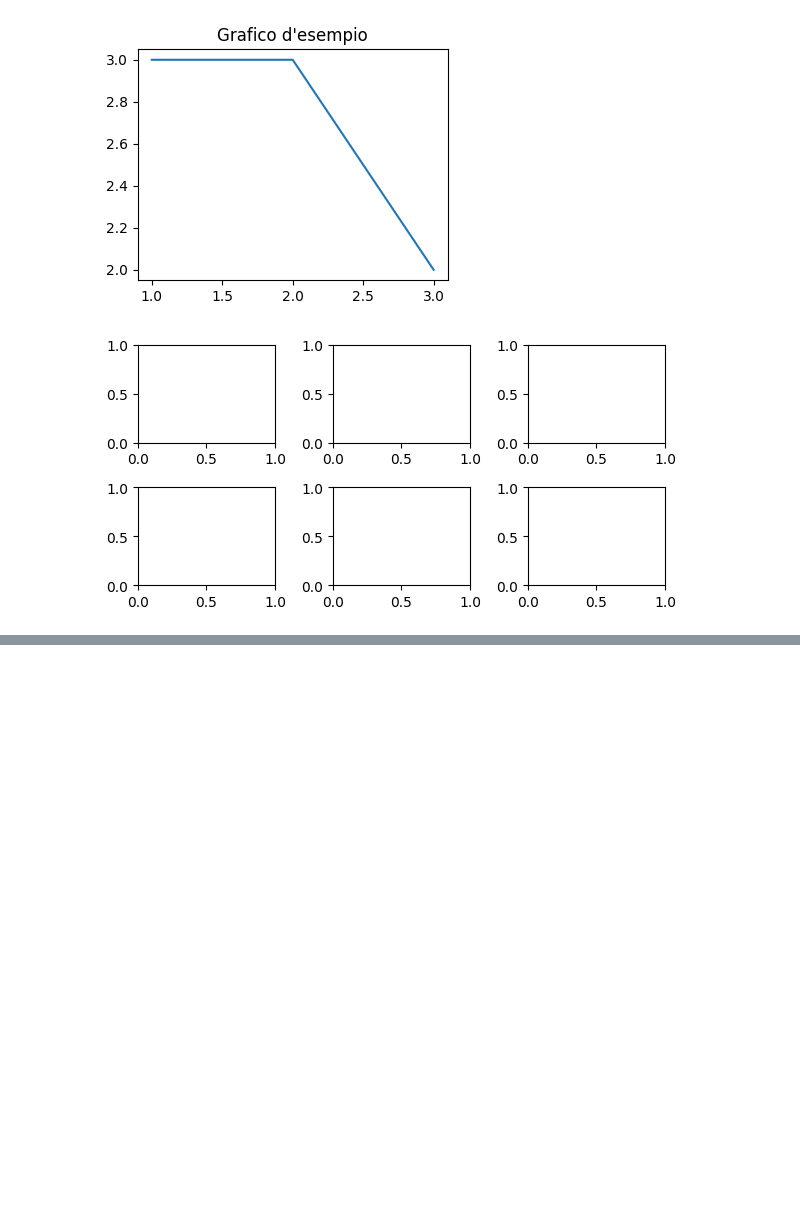
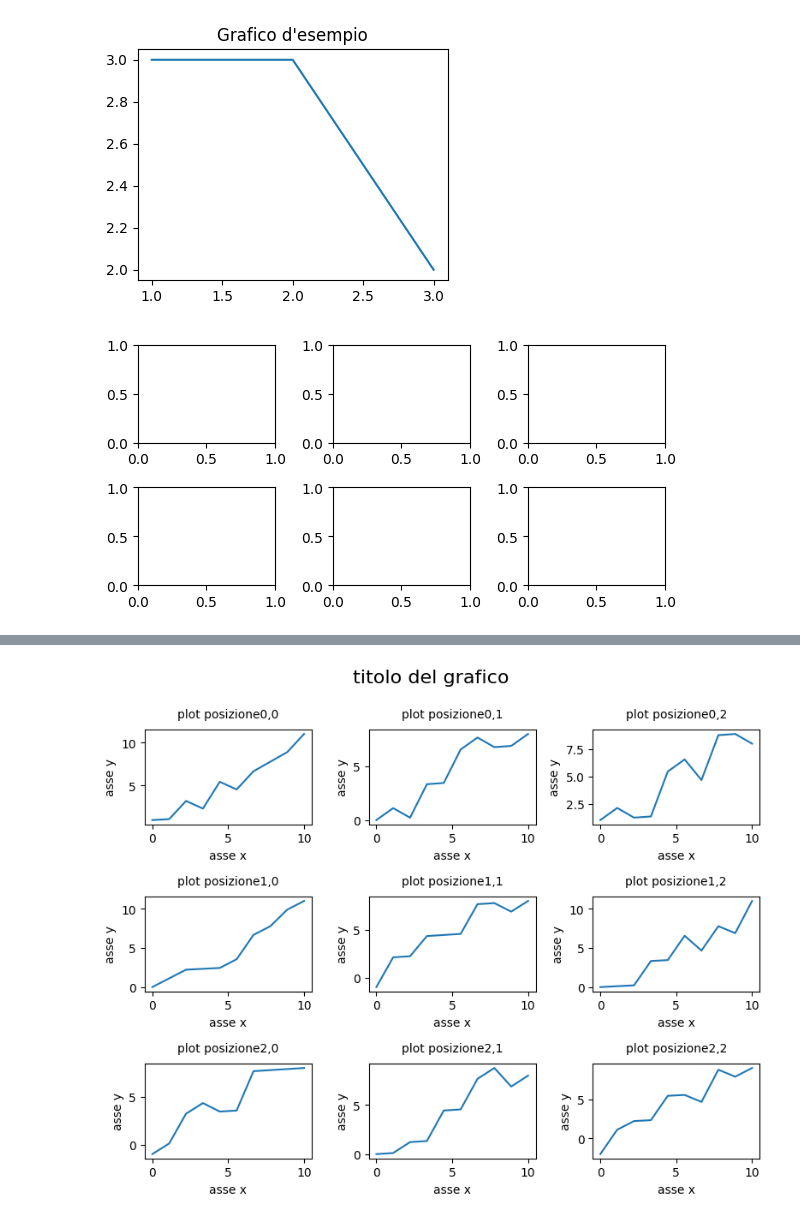
Before and after one commit to omvori/appuntini_its, a Jupyter notebook: Python/datavisualization/datavisualization_matplotlib.ipynb, the cells around one changed output, grey strips where cells are left out. Saved outputs shown, nothing was run; the diff lists cells and outputs as text; code cells hidden in the pictures; blank space fills up the shorter version.

```diff
--- a/Python/datavisualization/datavisualization_matplotlib.ipynb
+++ b/Python/datavisualization/datavisualization_matplotlib.ipynb
@@ -17,0 +42,21 @@ plt.show()
+# %%
+import numpy as np
+fig, ax = plt.subplots(3,3,figsize=(8,6))
+
+color = ['red','blue','green']
+
+for i in range(3):
+    for j in range(3):
+        x = np.linspace(0,10,10)
+        y = np.linspace(0,10,10) + np.random.randint(-2,2,10)
+        ax[i][j].set_title(f"plot posizione{i},{j}",fontsize=10,y=1.05)
+        ax[i][j].set_ylabel("asse y")
+        ax[i][j].set_xlabel("asse x")
+        ax[i][j].set_ylabel("asse y")
+        ax[i][j].plot(x,y)
+
+fig.tight_layout()
+fig.suptitle("titolo del grafico",fontsize = 16,y = 1.05)
+plt.show()
+# %% [output]
+[figure, added]
```
Also changed, not shown: parts of 4 cells of this notebook.
